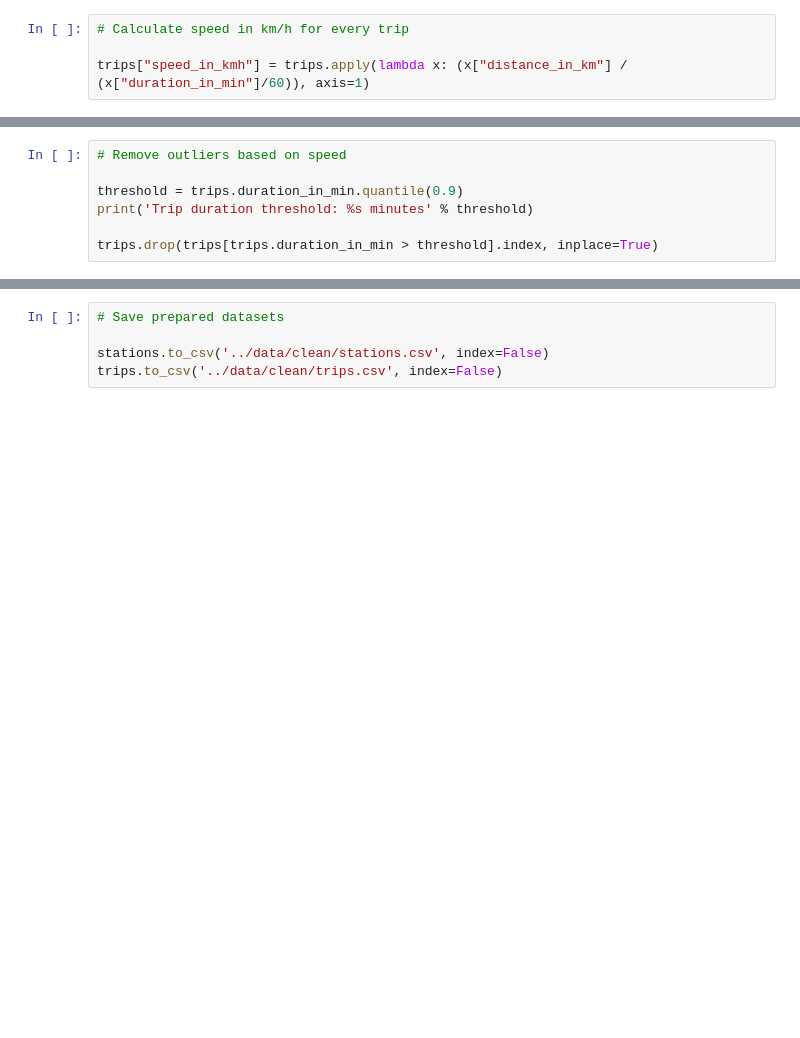
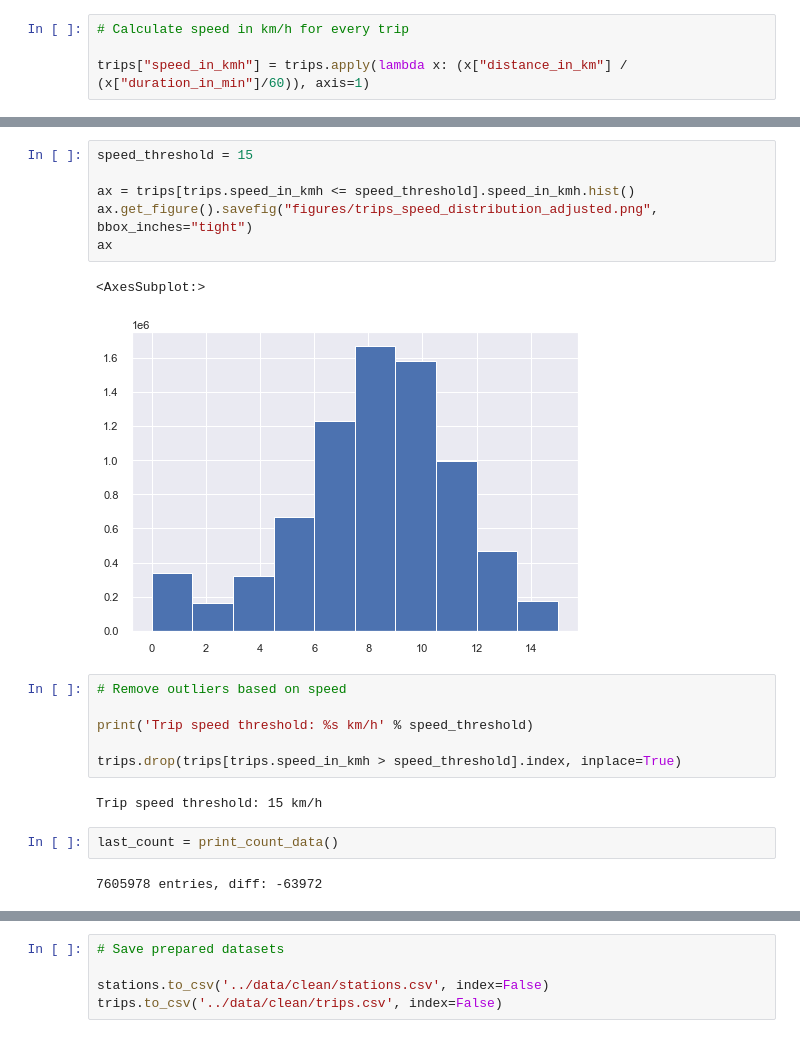
Before and after one commit to dorotheelaugwitz/master-thesis, a Jupyter notebook: clean_trips.ipynb, the cells around one changed output, grey strips where cells are left out. Drawn from its saved outputs; the diff is of its cells as text; blank space fills up the shorter version.

```diff
--- a/clean_trips.ipynb
+++ b/clean_trips.ipynb
@@ -423,10 +446,24 @@ Speed for 99% of the trips: 14.784522922984792 km/h
+# %%
+speed_threshold = 15
+
+ax = trips[trips.speed_in_kmh <= speed_threshold].speed_in_kmh.hist()
+ax.get_figure().savefig("figures/trips_speed_distribution_adjusted.png", bbox_inches="tight")
+ax
+# %% [output]
+<AxesSubplot:>
+[figure, added]
 # %%
 # Remove outliers based on speed
 
-threshold = trips.duration_in_min.quantile(0.9)
-print('Trip duration threshold: %s minutes' % threshold)
+print('Trip speed threshold: %s km/h' % speed_threshold)
 
-trips.drop(trips[trips.duration_in_min > threshold].index, inplace=True)
+trips.drop(trips[trips.speed_in_kmh > speed_threshold].index, inplace=True)
+# %% [output]
+Trip speed threshold: 15 km/h
+# %%
+last_count = print_count_data()
+# %% [output]
+7605978 entries, diff: -63972
 # %%
 trips.sample(4)
 # %% [output]
```
Also changed, not shown: parts of 10 cells of this notebook, 23 other files.
